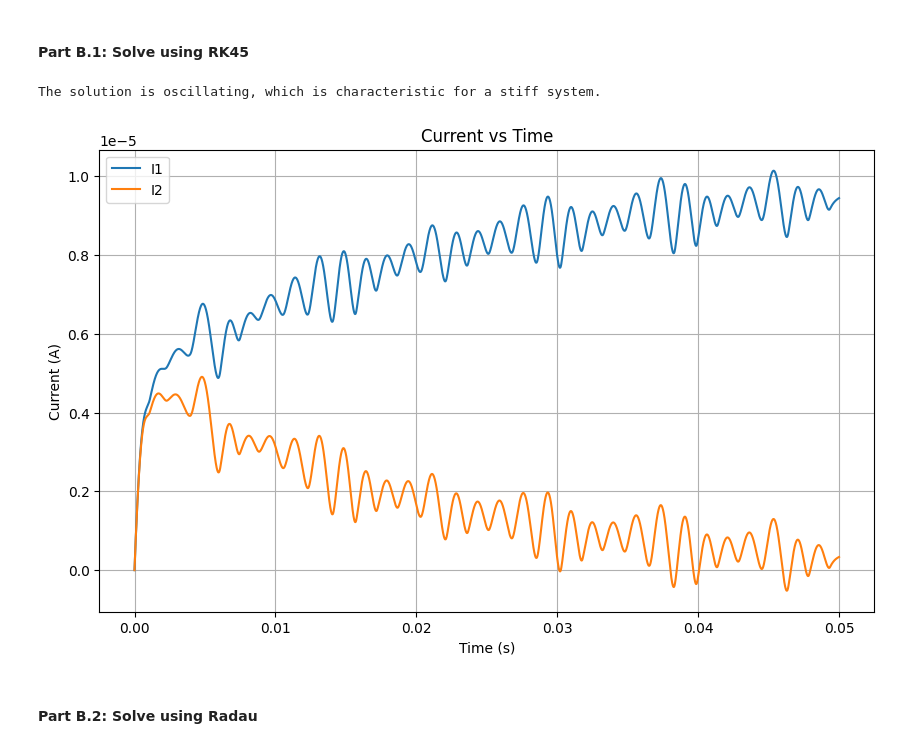
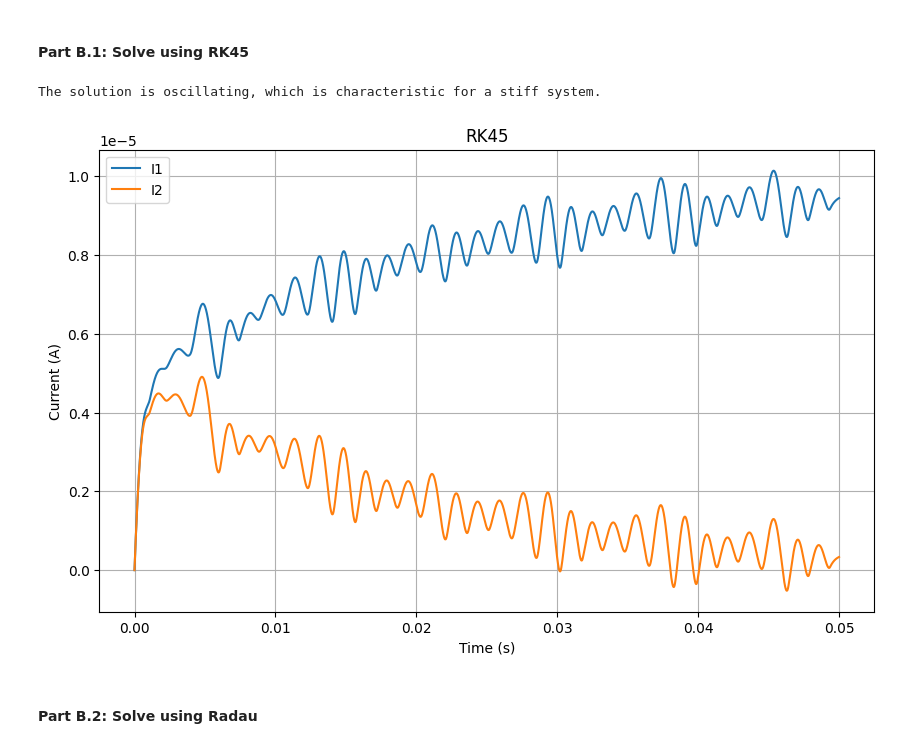
Before and after one commit to GalD101/Numerical-Analysis, a Jupyter notebook: Assignment 6/assignment6.ipynb, the cells around one changed output. Cells and saved outputs as stored; diff of their text form; code cells hidden in the pictures.

Commit message:
updated graphs title

```diff
--- a/Assignment 6/assignment6.ipynb
+++ b/Assignment 6/assignment6.ipynb
@@ -182,25 +182,25 @@ def system_of_odes(t, I):
 # %%
 sol_rk45 = solve_ivp(system_of_odes, t_span, I0, t_eval=t_eval, method='RK45')
 
 t = sol_rk45.t  # time points - could differ from the original t we defined since RK5 uses adaptive step size
 I1, I2 = sol_rk45.y
 
 # note: I label the axes with units, although I was not given the units. I assume the units are Amperes and seconds.
 print("The solution is oscillating, which is characteristic for a stiff system.")
 
 # Plot the results
 plt.figure(figsize=(10, 6))
 plt.plot(t, I1, label='I1')
 plt.plot(t, I2, label='I2')
-plt.title('Current vs Time')
+plt.title('RK45')
 plt.xlabel('Time (s)')
 plt.ylabel('Current (A)')
 plt.legend()
 plt.grid()
 plt.show()
 # %% [output]
 The solution is oscillating, which is characteristic for a stiff system.
-[figure, old version]
+[figure, new version]
 # %% [markdown]
 #### Part B.2: Solve using Radau
 # %%
```
Also changed, not shown: parts of 1 cell of this notebook.
